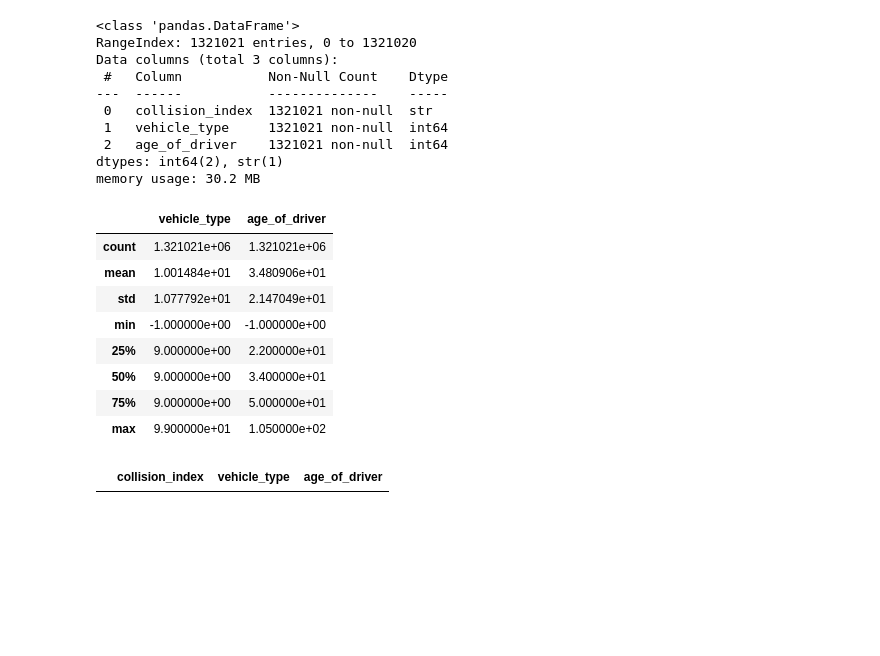
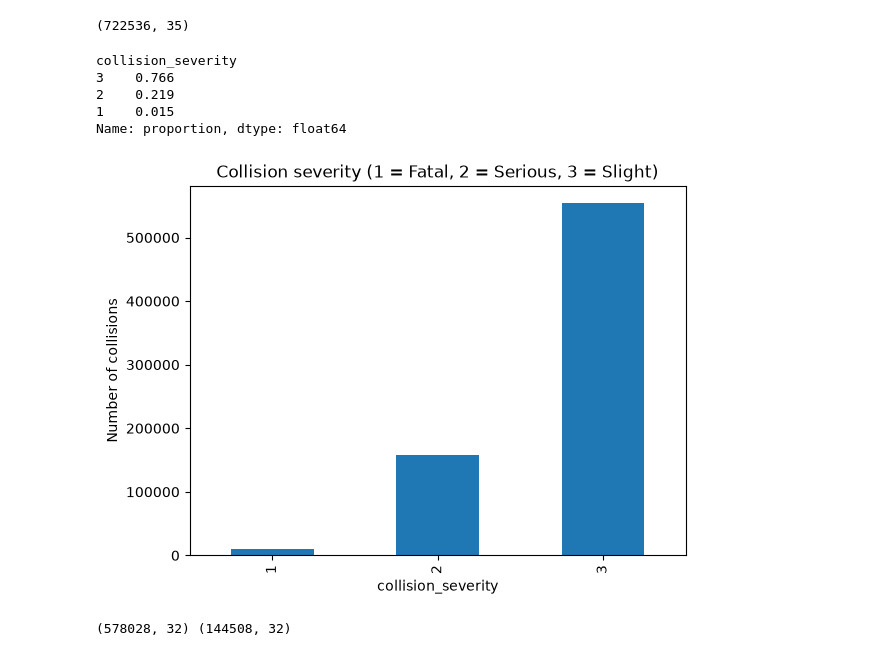
Before and after one commit to PraveenAnilKumar/Road-Collision-Severity-Predictor, a Jupyter notebook: road accidents.ipynb, the cells around one changed output. Cells and saved outputs as stored; diff of their text form; code cells hidden in the pictures; blank space fills up the shorter version.

```diff
--- a/road accidents.ipynb
+++ b/road accidents.ipynb
@@ -71,13 +98,7 @@ df_2.describe()
 # %%
-csv_3 = "dft-road-casualty-statistics-vehicle-1979-latest-published-year.csv"
-keep_ids = set(df_2["collision_index"])
+df = collisions.merge(vehicle_summary, on="collision_index", how="left")
+df = df.merge(casualty_summary, on="collision_index", how="left")
 
-v_cols = ["collision_index", "vehicle_type", "age_of_driver"]
-
-parts = []
-for chunk in pd.read_csv(csv_3, usecols=v_cols, chunksize=500_000):
-    parts.append(chunk[chunk["collision_index"].isin(keep_ids)])
-
-df_3 = pd.concat(parts, ignore_index=True)
-df_3.shape
+print(df.shape)
+assert len(df) == len(collisions)   # make sure the merge did not create extra rows
 # %% [output]
@@ -85,3 +106,12 @@ df_3.shape
 # %%
-df_3.head()
+# -1 means "missing" in this dataset (except junction_control where it means no junction)
+cols_to_clean = [c for c in df.columns if c != "junction_control"]
+df[cols_to_clean] = df[cols_to_clean].replace(-1, np.nan)
+
+# 99 means "unknown" in these two columns
+for col in ["junction_detail", "pedestrian_crossing"]:
+    df[col] = df[col].replace(99, np.nan)
+
+# which columns have the most missing values?
+(df.isna().mean() * 100).sort_values(ascending=False).head(10)
 # %% [output]
@@ -94,30 +129,39 @@ df_3.head()
 # %%
-df_3.info()
+# New features from date and time
+df["hour"]         = pd.to_datetime(df["time"], format="%H:%M", errors="coerce").dt.hour
+df["month"]        = pd.to_datetime(df["date"], format="%d/%m/%Y", errors="coerce").dt.month
+df["is_weekend"]   = df["day_of_week"].isin([1, 7]).astype(int)    # 1 = Sunday, 7 = Saturday
+df["is_rush_hour"] = df["hour"].isin([7, 8, 9, 16, 17, 18]).astype(int)
+
+df = df.drop(columns=["date", "time"])
+df.shape
 # %% [output]
-<class 'pandas.DataFrame'>
-RangeIndex: 1321021 entries, 0 to 1321020
-Data columns (total 3 columns):
- #   Column           Non-Null Count    Dtype
----  ------           --------------    -----
- 0   collision_index  1321021 non-null  str
- 1   vehicle_type     1321021 non-null  int64
- 2   age_of_driver    1321021 non-null  int64
-dtypes: int64(2), str(1)
-memory usage: 30.2 MB
+(722536, 35)
 # %%
-df_3.describe()
+print(df["collision_severity"].value_counts(normalize=True).round(3))
+
+df["collision_severity"].value_counts().sort_index().plot(kind="bar")
+plt.title("Collision severity (1 = Fatal, 2 = Serious, 3 = Slight)")
+plt.ylabel("Number of collisions")
+plt.show()
 # %% [output]
-|  | vehicle_type | age_of_driver |
-| count | 1.321021e+06 | 1.321021e+06 |
-| mean | 1.001484e+01 | 3.480906e+01 |
-| std | 1.077792e+01 | 2.147049e+01 |
-| min | -1.000000e+00 | -1.000000e+00 |
-| 25% | 9.000000e+00 | 2.200000e+01 |
-| 50% | 9.000000e+00 | 3.400000e+01 |
-| 75% | 9.000000e+00 | 5.000000e+01 |
-| max | 9.900000e+01 | 1.050000e+02 |
+collision_severity
+3    0.766
+2    0.219
+1    0.015
+Name: proportion, dtype: float64
+[figure, added]
 # %%
-df_3[df_3.isnull().any(axis=1)]
+y = df["collision_severity"]
+X = df.drop(columns=["collision_severity", "collision_index", "collision_year"])
+
+# trees can't handle NaN in some models, so fill with -1
+X = X.fillna(-1)
+
+X_train, X_test, y_train, y_test = train_test_split(
+    X, y, test_size=0.2, random_state=42, stratify=y
+)
+print(X_train.shape, X_test.shape)
 # %% [output]
-|  | collision_index | vehicle_type | age_of_driver |
+(578028, 32) (144508, 32)
 # %%
```
Also changed, not shown: parts of 16 cells of this notebook, 1 other file.
